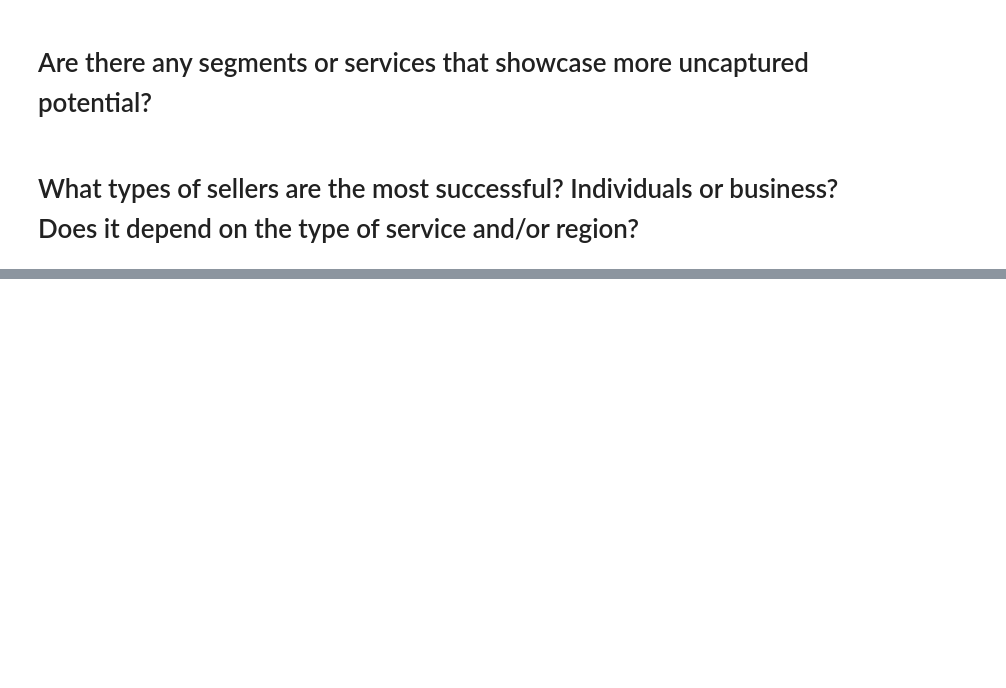
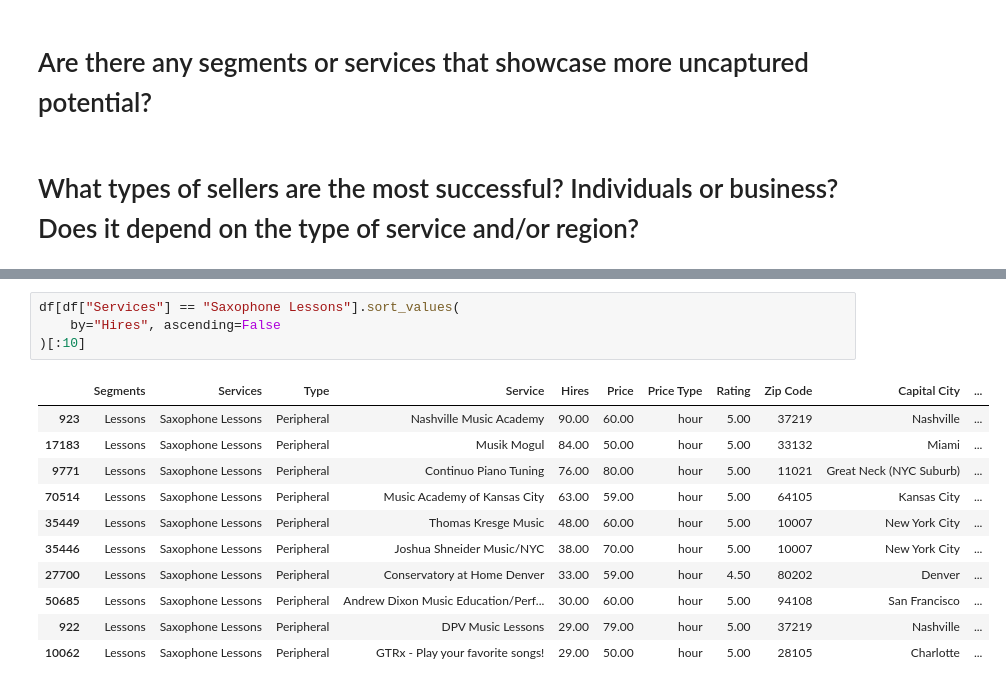
Before and after one commit to ameeruljunaidi/ScrapeThumbtack, a Jupyter notebook: analysis/data_exploration.ipynb, the cells around one changed output, grey strips where cells are left out. Cells and saved outputs as stored; diff of their text form; blank space fills up the shorter version.

```diff
--- a/analysis/data_exploration.ipynb
+++ b/analysis/data_exploration.ipynb
@@ -459,0 +477,16 @@ Created in <span style='font-weight:600;margin-left:4px;'>Deepnote</span></a>
+# %%
+df[df["Services"] == "Saxophone Lessons"].sort_values(
+    by="Hires", ascending=False
+)[:10]
+# %% [output]
+|  | Segments | Services | Type | Service | Hires | Price | Price Type | Rating | Zip Code | Capital City | ... |
+| 923 | Lessons | Saxophone Lessons | Peripheral | Nashville Music Academy | 90.00 | 60.00 | hour | 5.00 | 37219 | Nashville | ... |
+| 17183 | Lessons | Saxophone Lessons | Peripheral | Musik Mogul | 84.00 | 50.00 | hour | 5.00 | 33132 | Miami | ... |
+| 9771 | Lessons | Saxophone Lessons | Peripheral | Continuo Piano Tuning | 76.00 | 80.00 | hour | 5.00 | 11021 | Great Neck (NYC Suburb) | ... |
+| 70514 | Lessons | Saxophone Lessons | Peripheral | Music Academy of Kansas City | 63.00 | 59.00 | hour | 5.00 | 64105 | Kansas City | ... |
+| 35449 | Lessons | Saxophone Lessons | Peripheral | Thomas Kresge Music | 48.00 | 60.00 | hour | 5.00 | 10007 | New York City | ... |
+| 35446 | Lessons | Saxophone Lessons | Peripheral | Joshua Shneider Music/NYC | 38.00 | 70.00 | hour | 5.00 | 10007 | New York City | ... |
+| 27700 | Lessons | Saxophone Lessons | Peripheral | Conservatory at Home Denver | 33.00 | 59.00 | hour | 4.50 | 80202 | Denver | ... |
+| 50685 | Lessons | Saxophone Lessons | Peripheral | Andrew Dixon Music Education/Perf... | 30.00 | 60.00 | hour | 5.00 | 94108 | San Francisco | ... |
+| 922 | Lessons | Saxophone Lessons | Peripheral | DPV Music Lessons | 29.00 | 79.00 | hour | 5.00 | 37219 | Nashville | ... |
+| 10062 | Lessons | Saxophone Lessons | Peripheral | GTRx - Play your favorite songs! | 29.00 | 50.00 | hour | 5.00 | 28105 | Charlotte | ... |
```
Also changed, not shown: parts of 19 cells of this notebook, 1 other file.
